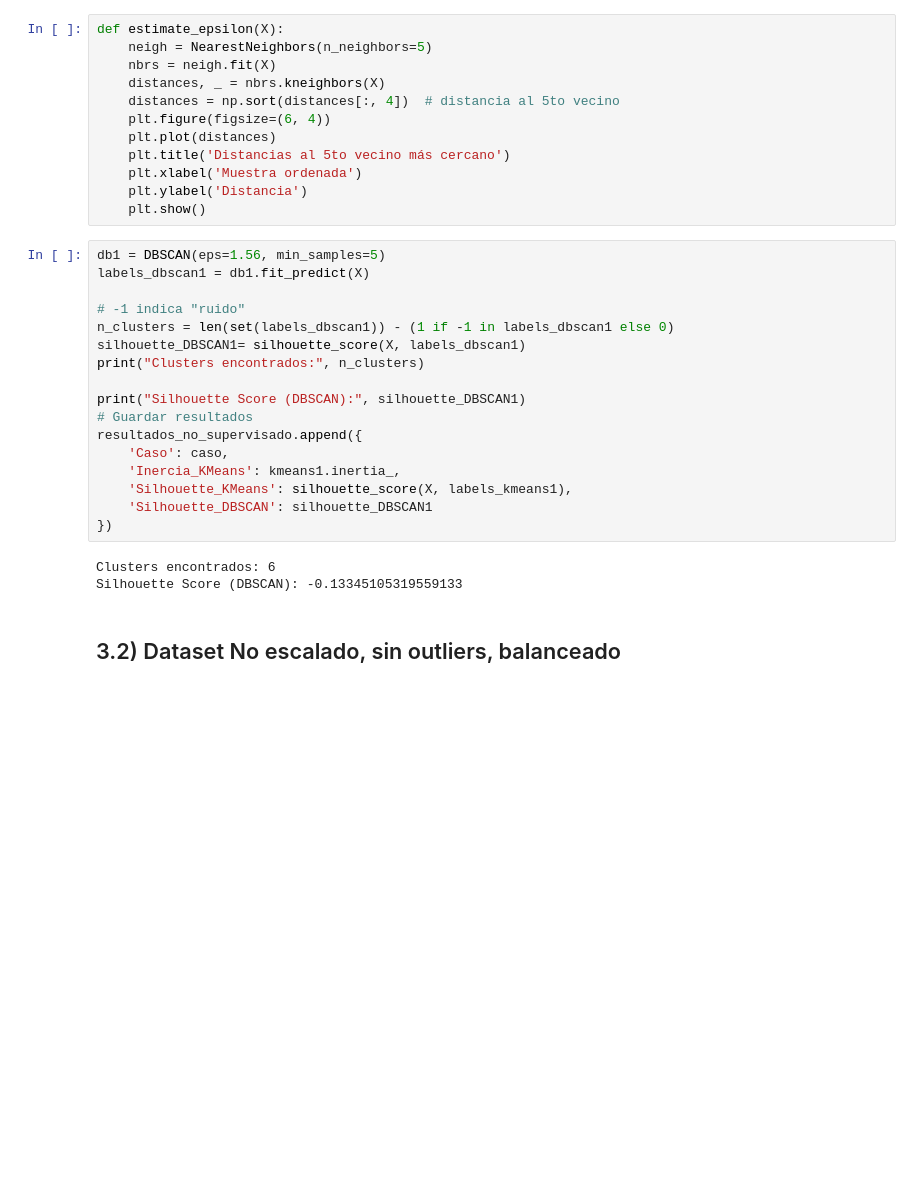
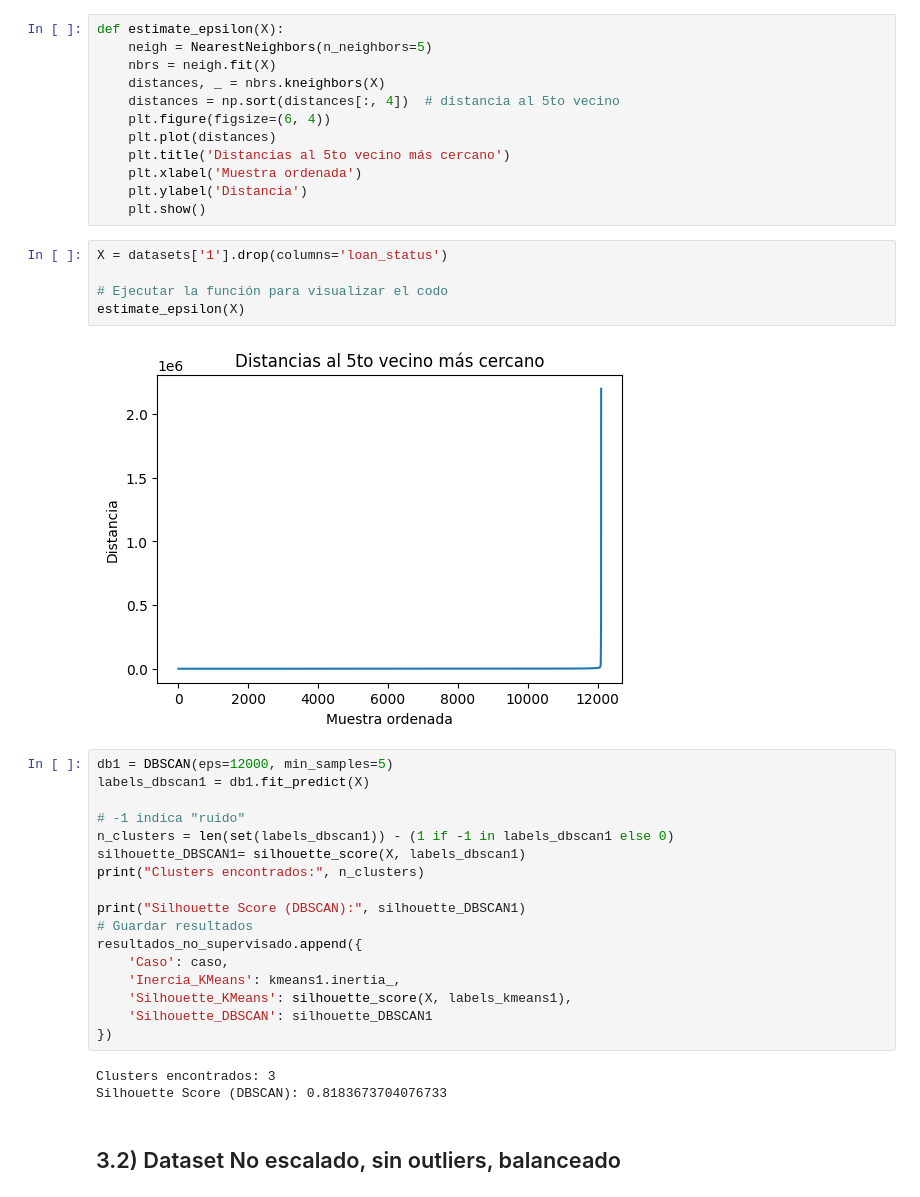
Before and after one commit to segomezz/Practica2-IA, a Jupyter notebook: Práctica_2.ipynb, the cells around one changed output. Saved outputs shown, nothing was run; the diff lists cells and outputs as text; blank space fills up the shorter version.

```diff
--- a/Práctica_2.ipynb
+++ b/Práctica_2.ipynb
@@ -296,8 +298,15 @@ def estimate_epsilon(X):
     plt.xlabel('Muestra ordenada')
     plt.ylabel('Distancia')
     plt.show()
+# %%
+X = datasets['1'].drop(columns='loan_status')
+
+# Ejecutar la función para visualizar el codo
+estimate_epsilon(X)
+# %% [output]
+[figure, added]
 # %%
-db1 = DBSCAN(eps=1.56, min_samples=5)
+db1 = DBSCAN(eps=12000, min_samples=5)
 labels_dbscan1 = db1.fit_predict(X)
 
 # -1 indica "ruido"
@@ -314,8 +323,8 @@ resultados_no_supervisado.append({
     'Silhouette_DBSCAN': silhouette_DBSCAN1
 })
 # %% [output]
-Clusters encontrados: 6
-Silhouette Score (DBSCAN): -0.13345105319559133
+Clusters encontrados: 3
+Silhouette Score (DBSCAN): 0.8183673704076733
 # %% [markdown]
 ## 3.2) Dataset No escalado, sin outliers, balanceado
 # %% [markdown]
```
Also changed, not shown: parts of 28 cells of this notebook.
